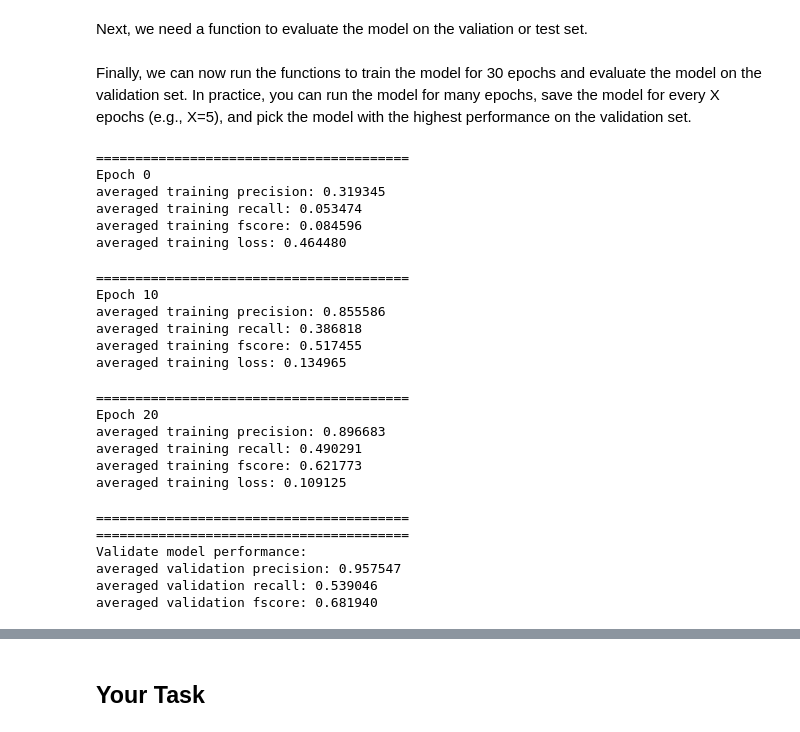
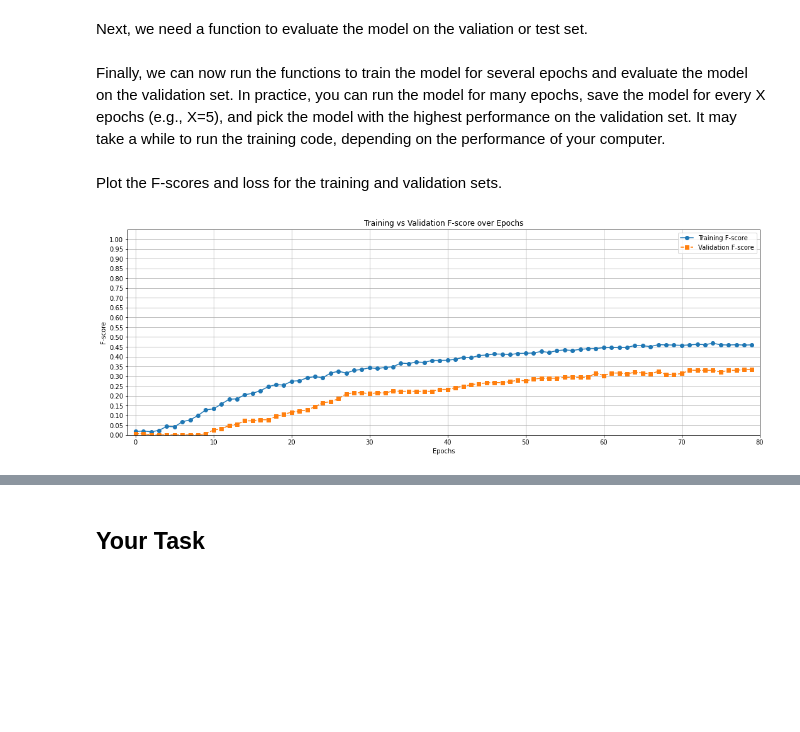
Before and after one commit to MultiX-Amsterdam/structured-data-module, a Jupyter notebook: _build/jupyter_execute/docs/pytorch-structured-data.ipynb, the cells around one changed output, grey strips where cells are left out. Drawn from its saved outputs; the diff is of its cells as text; code cells hidden in the pictures; blank space fills up the shorter version.

```diff
--- a/_build/jupyter_execute/docs/pytorch-structured-data.ipynb
+++ b/_build/jupyter_execute/docs/pytorch-structured-data.ipynb
@@ -242,19 +253,14 @@ def binary_scorer(y_predict=None, y=None):
     if y_predict is not None and y is not None:
         # Compute metrics and return them
         eq = (y_predict == y)
-        tp = (eq & (y_predict == 1)).sum()
-        tn = (eq & (y_predict == 0)).sum()
-        fp = (y_predict > y).sum()
-        fn = (y_predict < y).sum()
-        tpfp = tp + fp
-        tpfn = tp + fn
-        precision = 0 if tpfp == 0 else float(tp)/float(tpfp)
-        recall = 0 if tpfn == 0 else float(tp)/float(tpfn)
-        fscore = 0 if precision+recall==0 else 2*(precision*recall)/(precision+recall)
-        return {"precision": precision, "recall": recall, "fscore": fscore}
+        tp = float((eq & (y_predict == 1)).sum()) # true positive
+        tn = float((eq & (y_predict == 0)).sum()) # true negative
+        fp = float((y_predict > y).sum()) # false positive
+        fn = float((y_predict < y).sum()) # false negative
+        return {"tp": tp, "tn": tn, "fp": fp, "fn": fn}
     else:
         # Return the structure of the dictionary with empty arrays for initialization
-        return {"precision": [], "recall": [], "fscore": []}
+        return {"tp": [], "tn": [], "fp": [], "fn": []}
 # %% [markdown]
 Next, we need to train the model for multiple epochs, which means running through all the available data multiple times in the training set. Different from the traditional gradient descent, deep learning models use [Stochastic Gradient Descent (SGD) with mini-batches](http://d2l.ai/chapter_optimization/minibatch-sgd.html), which takes batches of data points (instead of all data). For more information about SGD, check [this StatQuest video](https://www.youtube.com/watch?v=vMh0zPT0tLI).
 
@@ -301,14 +307,14 @@ In this case, we choose to use 64 hidden units for demonstration purposes. In re
 # %%
 class DeepRegression(nn.Module):
-    def __init__(self, input_size, hidden_size=64, output_size=1):
+    def __init__(self, input_size, hidden_size=4, output_size=1):
         super(DeepRegression, self).__init__()
         self.linear1 = nn.Linear(input_size, hidden_size)
-        self.relu = nn.ReLU()
+        self.relu1 = nn.ReLU()
         self.linear2 = nn.Linear(hidden_size, output_size)
 
     def forward(self, x):
         out = self.linear1(x)
-        out = self.relu(out)
+        out = self.relu1(out)
         out = self.linear2(out)
         return out
 # %% [markdown]
@@ -321,7 +327,7 @@ Regarding the optimizer, we use the [Adam optimization algorithm](https://arxiv.
 model = DeepRegression(feature.shape[1])
 model = to_device(model, device) # move the model to the specified device
 criterion = nn.BCEWithLogitsLoss()
-optimizer = optim.Adam(model.parameters(), lr=0.0005, weight_decay=0.0001)
+optimizer = optim.Adam(model.parameters(), lr=0.0001, weight_decay=0.000001)
 # %% [markdown]
 Finally, we can use the following function to train the model for multiple epochs and return the model performance metrics. We will use the [`tqdm` package](https://tqdm.github.io/) for help in tracking the progress in the for-loop, which is handy for deep learning code that can take a long time to run.
 
@@ -405,30 +478,25 @@ def evaluate_model(dataloader, model):
 # %% [markdown]
-Finally, we can now run the functions to train the model for 30 epochs and evaluate the model on the validation set. In practice, you can run the model for many epochs, save the model for every X epochs (e.g., X=5), and pick the model with the highest performance on the validation set.
+Finally, we can now run the functions to train the model for several epochs and evaluate the model on the validation set. In practice, you can run the model for many epochs, save the model for every X epochs (e.g., X=5), and pick the model with the highest performance on the validation set. It may take a while to run the training code, depending on the performance of your computer.
 # %%
-train_model(dataloader_train, model, criterion, optimizer, 30)
-evaluate_model(dataloader_train, model)
+check_step = 1
+num_epochs = 80
+t_history, v_history = train_model(dataloader_train, model, criterion, optimizer, num_epochs=num_epochs, check_step=check_step)
-# %% [output]
-========================================
-Epoch 0
-averaged training precision: 0.319345
-averaged training recall: 0.053474
-averaged training fscore: 0.084596
-averaged training loss: 0.464480
-========================================
-Epoch 10
-averaged training precision: 0.855586
-averaged training recall: 0.386818
-averaged training fscore: 0.517455
-averaged training loss: 0.134965
-========================================
-Epoch 20
-averaged training precision: 0.896683
-averaged training recall: 0.490291
-averaged training fscore: 0.621773
-averaged training loss: 0.109125
-========================================
-========================================
-Validate model performance:
-averaged validation precision: 0.957547
-averaged validation recall: 0.539046
-averaged validation fscore: 0.681940
+# %% [markdown]
+Plot the F-scores and loss for the training and validation sets.
+# %%
+epochs = [i * check_step for i in range(0, len(t_history["loss"]))]
+plt.figure(figsize=(18, 6))
+plt.plot(epochs, t_history["fscore"], marker='o', linestyle='-', label='Training F-score')
+plt.plot(epochs, v_history["fscore"], marker='s', linestyle='--', label='Validation F-score')
+plt.xlabel("Epochs")
+plt.ylabel("F-score")
+plt.title("Training vs Validation F-score over Epochs")
+plt.xlim(-1, max(epochs))
+plt.ylim(0, 1.05)
+plt.xticks([i for i in range(0, max(epochs) + 10, 10)])
+plt.yticks([i/20 for i in range(21)])
+plt.legend()
+plt.grid(True)
+plt.show()
+# %% [output]
+[figure, added]
```
Also changed, not shown: parts of 17 cells of this notebook, 16 other files.
